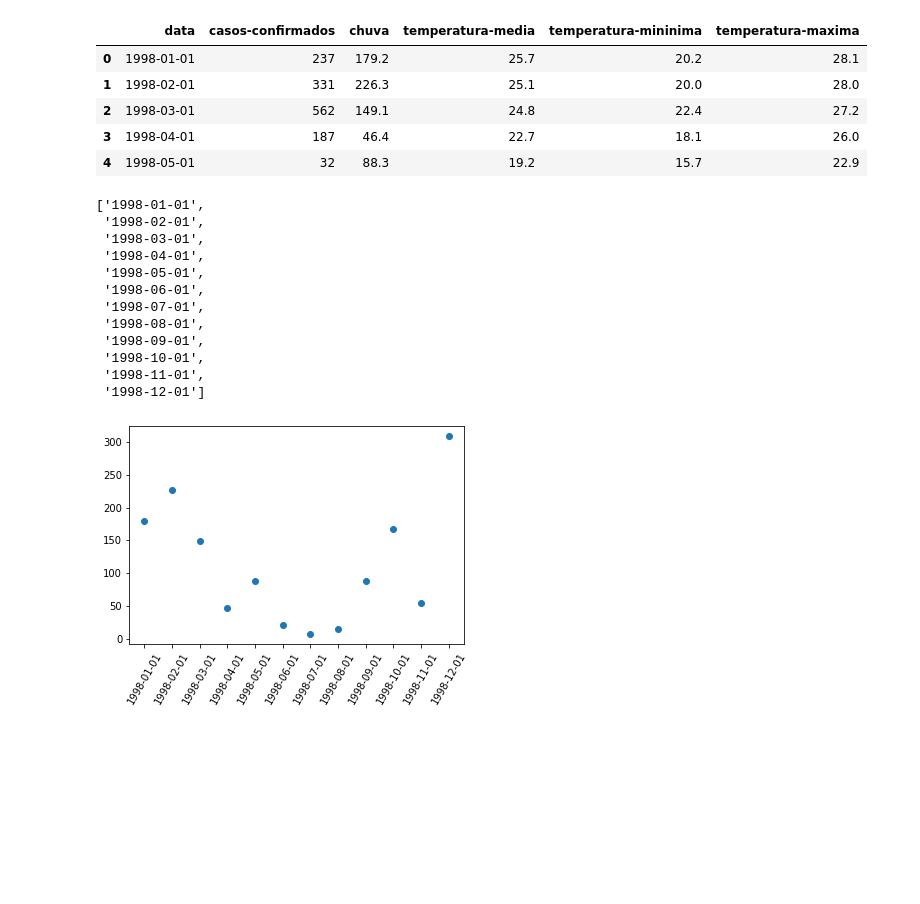
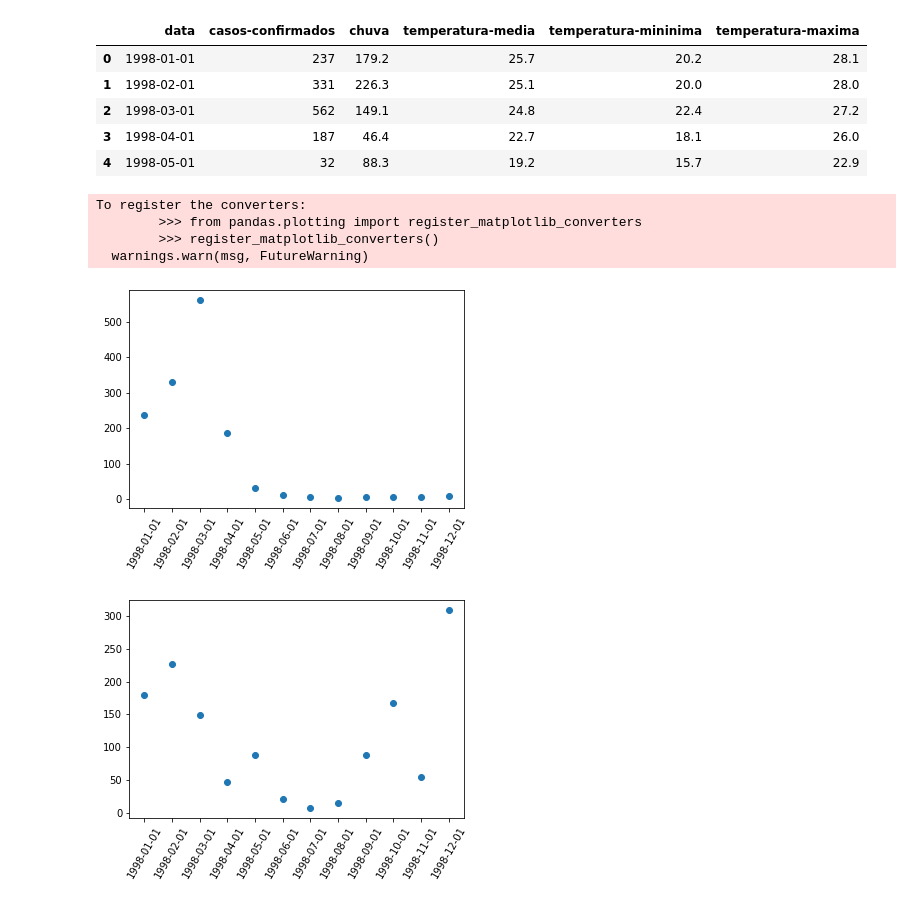
Before and after one commit to jeowf/analises-intro-python, a Jupyter notebook: Análise dengue/Análise dengue.ipynb, the cells around one changed output. Saved outputs shown, nothing was run; the diff lists cells and outputs as text; code cells hidden in the pictures; blank space fills up the shorter version.

```diff
--- a/Análise dengue/Análise dengue.ipynb
+++ b/Análise dengue/Análise dengue.ipynb
@@ -35,23 +35,24 @@ def time_stamp(begin, end, column):
 
 
     return (dates, values)
+# %%
+tr = time_stamp('1998-01-01', '1998-12-01', 'casos-confirmados')
+# %%
+#plot simples
+
+fig, ax = plt.subplots()
+plt.plot_date(tr[0], tr[1])
+ax.xaxis.set_tick_params(rotation=60, labelsize=10)
+
+plt.show()
+# %% [output]
+To register the converters:
+        >>> from pandas.plotting import register_matplotlib_converters
+        >>> register_matplotlib_converters()
+  warnings.warn(msg, FutureWarning)
+[figure, added]
 # %%
 ts = time_stamp('1998-01-01', '1998-12-01', 'chuva')
-# %%
-ts[0]
-# %% [output]
-['1998-01-01',
- '1998-02-01',
- '1998-03-01',
- '1998-04-01',
- '1998-05-01',
- '1998-06-01',
- '1998-07-01',
- '1998-08-01',
- '1998-09-01',
- '1998-10-01',
- '1998-11-01',
- '1998-12-01']
 # %%
 #plot simples
 
```
Also changed, not shown: parts of 2 cells of this notebook, 1 other file.
